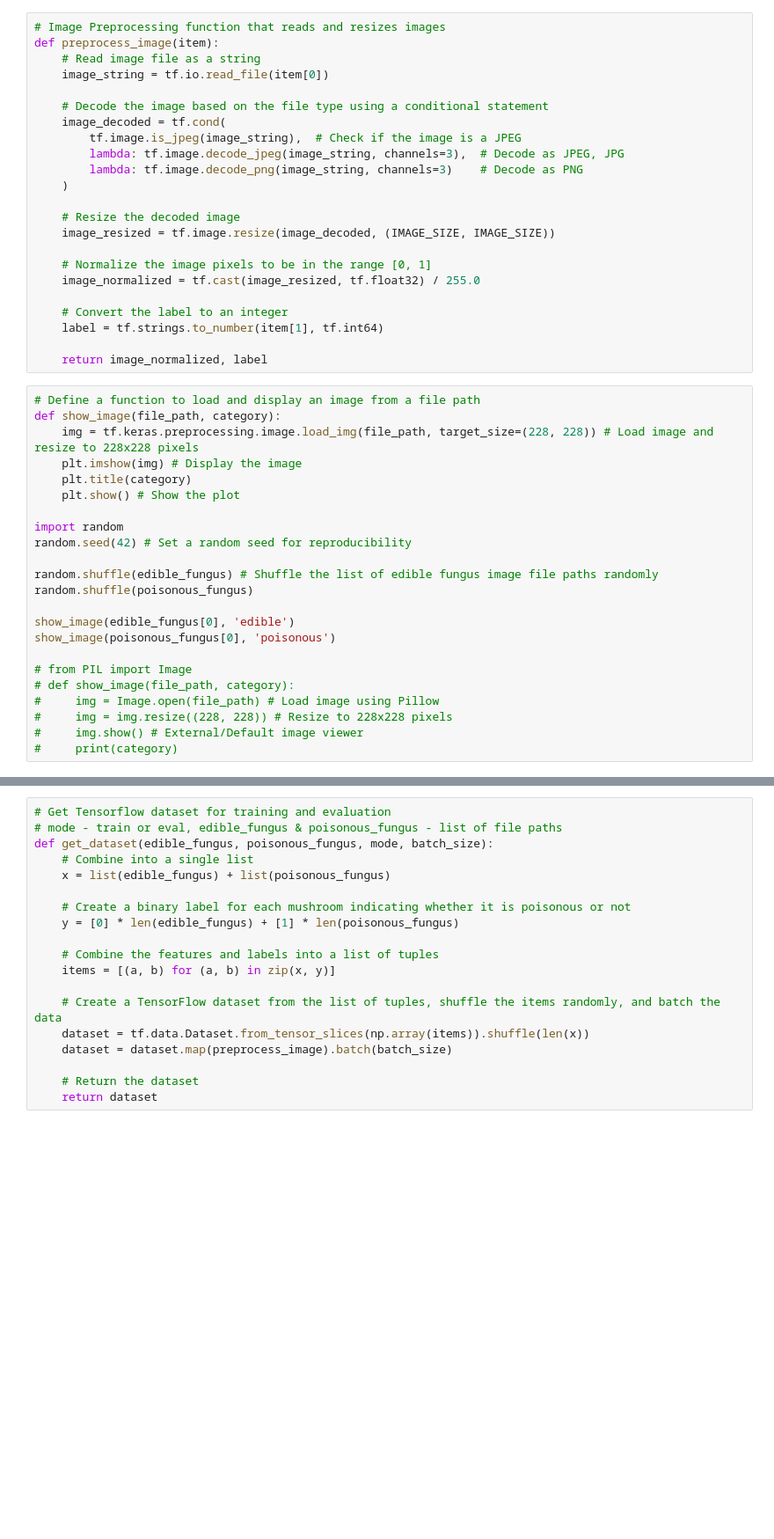
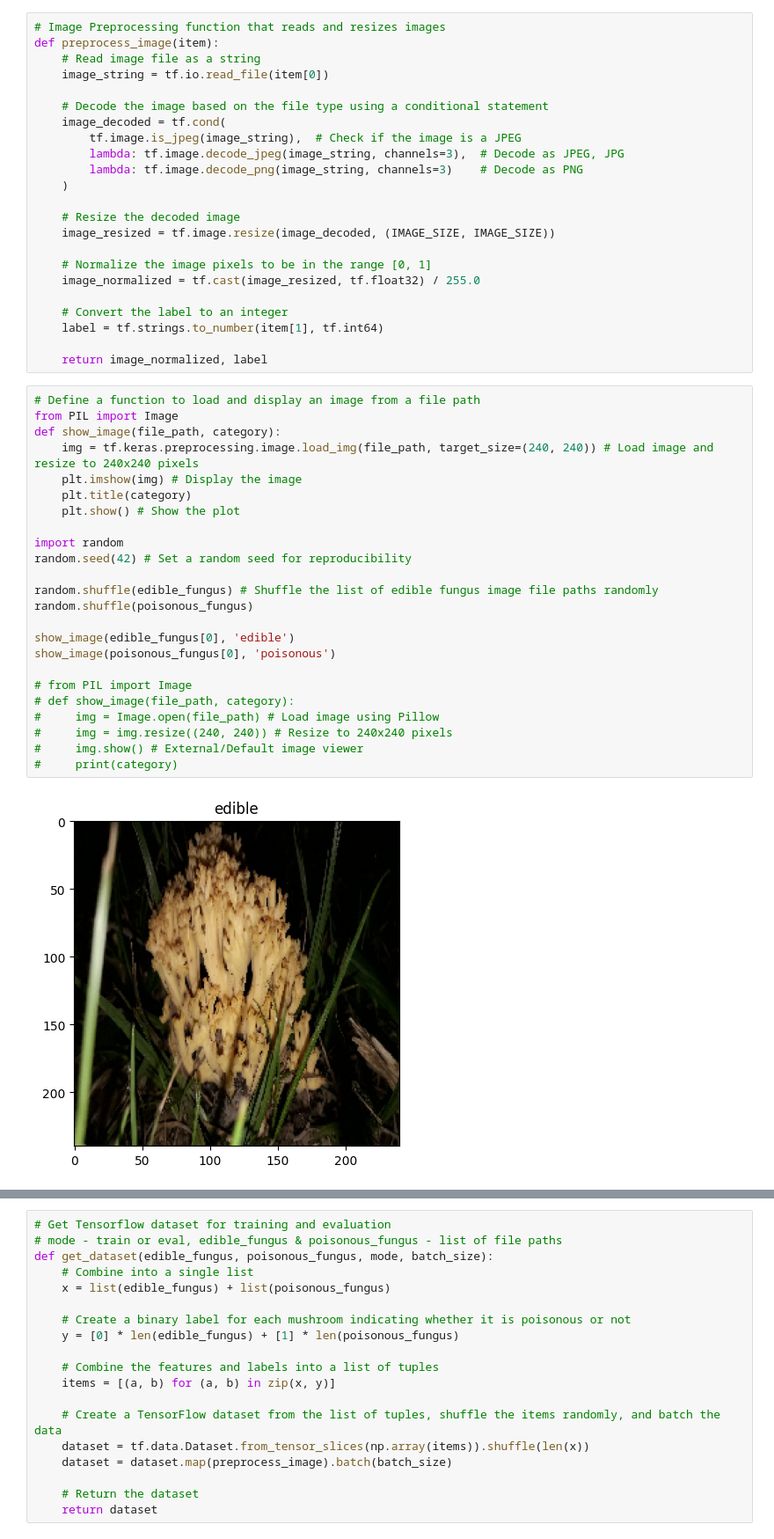
Before and after one commit to AnorakArturo/CIP, a Jupyter notebook: ResNet/ResNet.ipynb, the cells around one changed output, grey strips where cells are left out. Shown: that part at 88% size. Cells and saved outputs as stored; diff of their text form; blank space fills up the shorter version.

Commit message:
Update ResNet.ipynb
Clean up and Resize modifications

```diff
--- a/ResNet/ResNet.ipynb
+++ b/ResNet/ResNet.ipynb
@@ -129,24 +97,27 @@ def preprocess_image(item):
     return image_normalized, label
 # %%
 # Define a function to load and display an image from a file path
+from PIL import Image
 def show_image(file_path, category):
-    img = tf.keras.preprocessing.image.load_img(file_path, target_size=(228, 228)) # Load image and resize to 228x228 pixels
+    img = tf.keras.preprocessing.image.load_img(file_path, target_size=(240, 240)) # Load image and resize to 240x240 pixels
     plt.imshow(img) # Display the image
     plt.title(category)
     plt.show() # Show the plot
 
 import random
 random.seed(42) # Set a random seed for reproducibility
 
 random.shuffle(edible_fungus) # Shuffle the list of edible fungus image file paths randomly
 random.shuffle(poisonous_fungus)
 
 show_image(edible_fungus[0], 'edible')
 show_image(poisonous_fungus[0], 'poisonous')
 
 # from PIL import Image
 # def show_image(file_path, category):
 #     img = Image.open(file_path) # Load image using Pillow
-#     img = img.resize((228, 228)) # Resize to 228x228 pixels
+#     img = img.resize((240, 240)) # Resize to 240x240 pixels
 #     img.show() # External/Default image viewer
 #     print(category)
+# %% [output]
+[figure, added]
```
Also changed, not shown: parts of 6 cells of this notebook.
